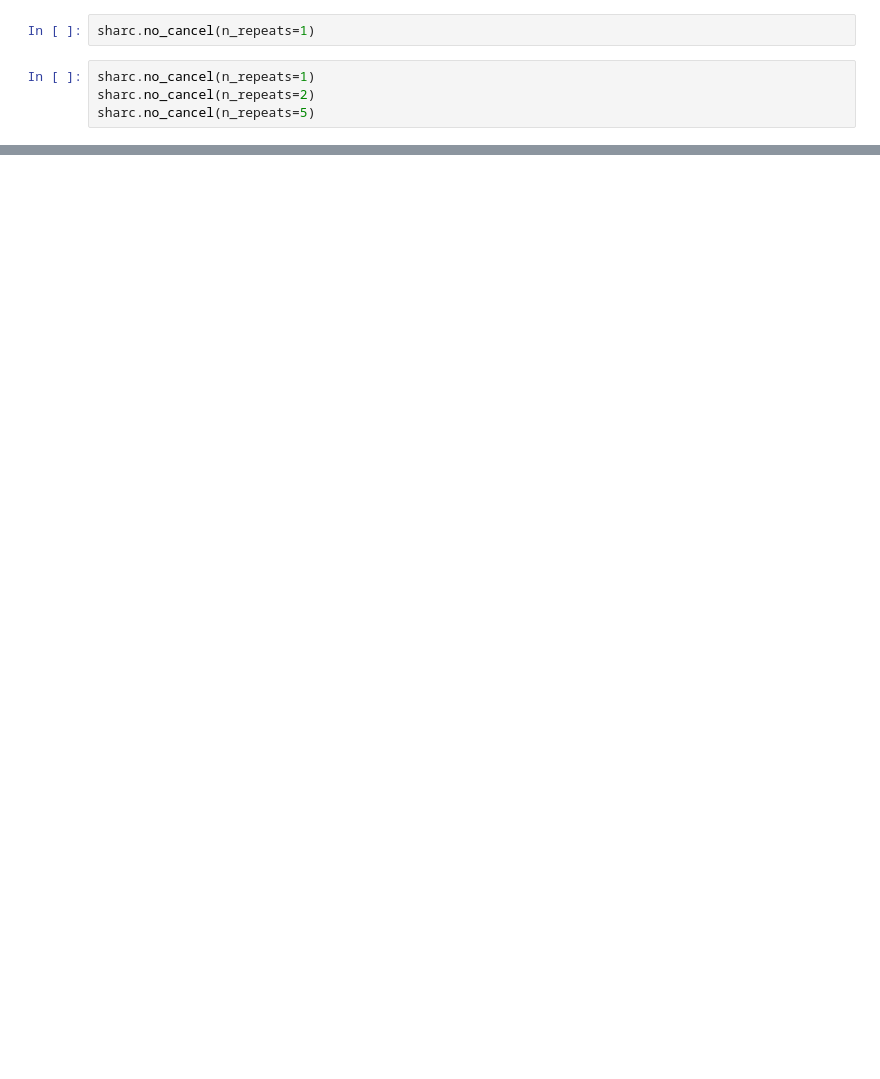
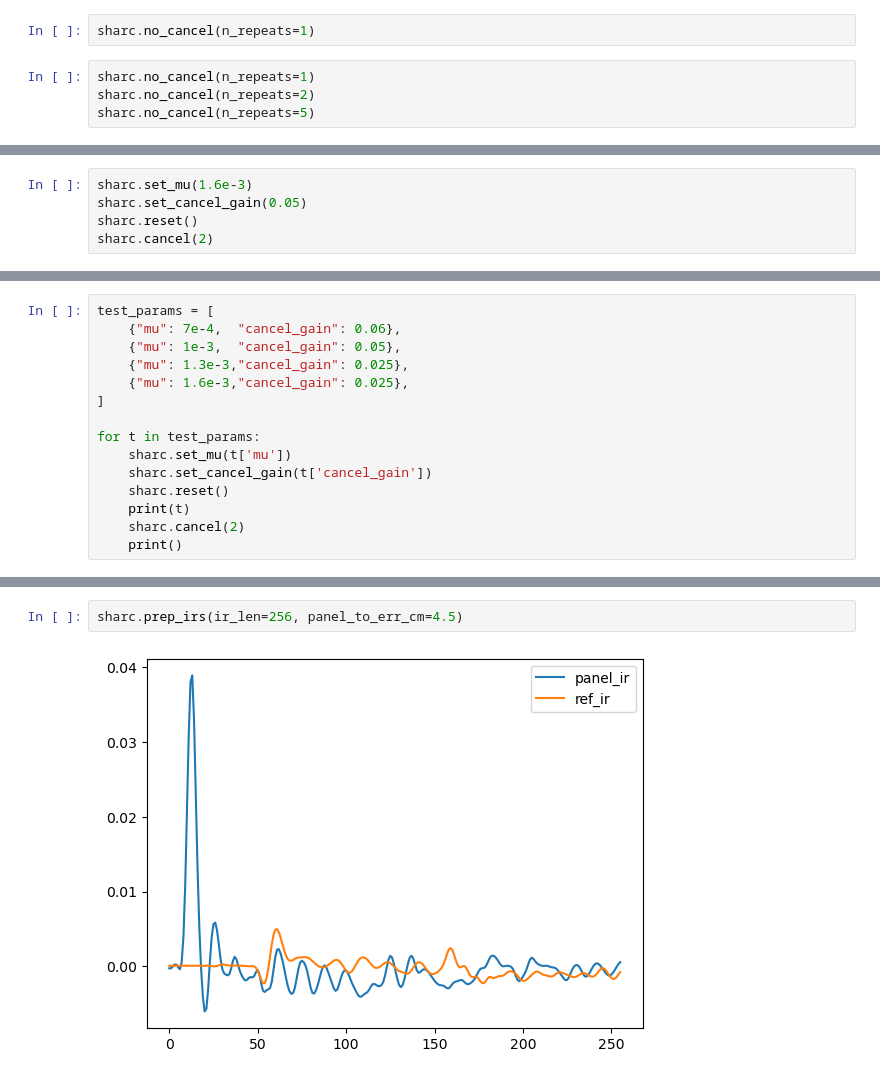
Before and after one commit to bowerirn/Reverb-Control, a Jupyter notebook: experiments/sharc_grid_search.ipynb, the cells around one changed output, grey strips where cells are left out. Saved outputs shown, nothing was run; the diff lists cells and outputs as text; blank space fills up the shorter version.

```diff
--- a/experiments/sharc_grid_search.ipynb
+++ b/experiments/sharc_grid_search.ipynb
@@ -28,0 +77,5 @@ sharc.cancel(n_repeats=2)
+# %%
+sharc.set_mu(1.6e-3)
+sharc.set_cancel_gain(0.05)
+sharc.reset()
+sharc.cancel(2)
@@ -28,0 +85,15 @@ sharc.cancel(n_repeats=2)
+# %%
+test_params = [
+    {"mu": 7e-4,  "cancel_gain": 0.06},
+    {"mu": 1e-3,  "cancel_gain": 0.05},
+    {"mu": 1.3e-3,"cancel_gain": 0.025},
+    {"mu": 1.6e-3,"cancel_gain": 0.025},
+]
+
+for t in test_params:
+    sharc.set_mu(t['mu'])
+    sharc.set_cancel_gain(t['cancel_gain'])
+    sharc.reset()
+    print(t)
+    sharc.cancel(2)
+    print()
@@ -35,0 +303,4 @@ sharc.grid_search(n_repeats=2, param_dict=param_dict)
+# %%
+sharc.prep_irs(ir_len=256, panel_to_err_cm=4.5)
+# %% [output]
+[figure, added]
```
Also changed, not shown: parts of 32 cells of this notebook, 17 other files.
